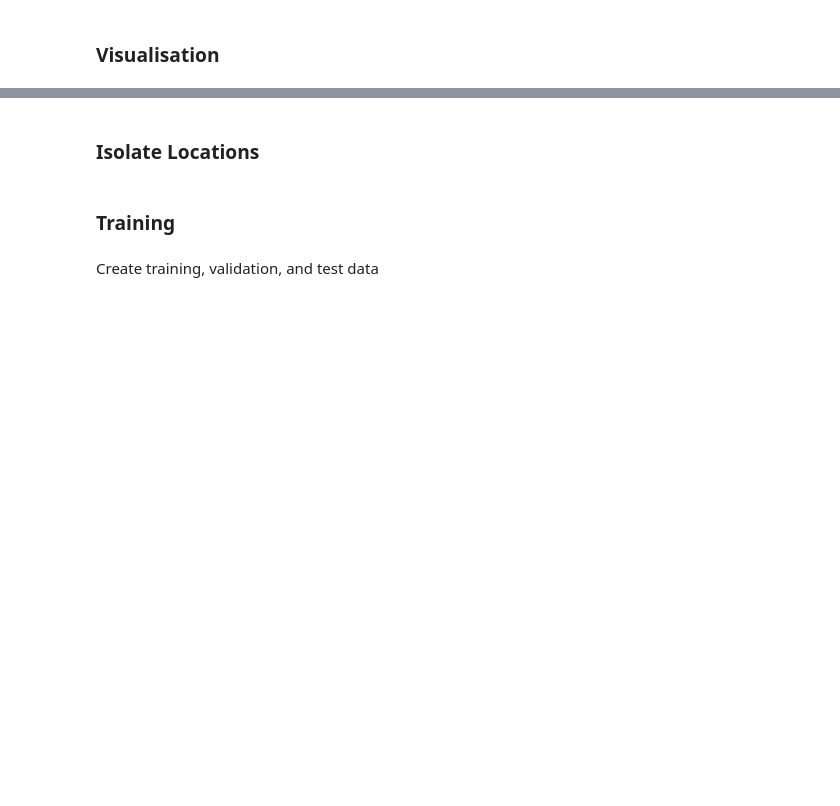
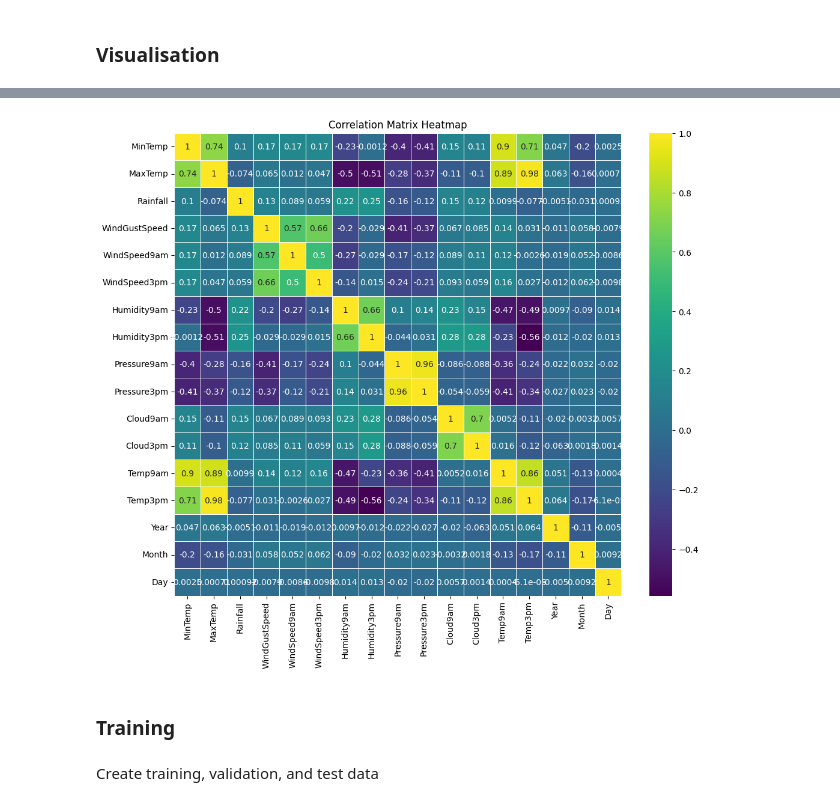
Before and after one commit to DylanGlenister/Innovation_Assign02, a Jupyter notebook: Dylan.ipynb, the cells around one changed output, grey strips where cells are left out. Cells and saved outputs as stored; diff of their text form; code cells hidden in the pictures; blank space fills up the shorter version.

```diff
--- a/Dylan.ipynb
+++ b/Dylan.ipynb
@@ -16,6 +37,5 @@ from sklearn.metrics import mean_squared_error, r2_score
 # %%
-file_path = './weatherAUS.csv'
-raw_data = pd.read_csv(file_path)
-
+raw_data = pd.read_csv('./weatherAUS.csv')
 # Remove columns that either has a large amount of missing data or are not suitable for machine learning
 raw_data.drop(columns=['Sunshine', 'Evaporation', 'WindGustDir', 'WindDir9am', 'WindDir3pm', 'RainToday', 'RainTomorrow'], inplace=True)
+raw_data
@@ -43,18 +164,18 @@ raw_data.describe()
 # %%
 # Fill missing data
-data_repaired = raw_data.copy()
-data_repaired.fillna({'MinTemp': data_repaired['MinTemp'].interpolate()}, inplace=True)
-data_repaired.fillna({'MaxTemp': data_repaired['MaxTemp'].interpolate()}, inplace=True)
-data_repaired.fillna({'Temp9am': data_repaired['Temp9am'].interpolate()}, inplace=True)
-data_repaired.fillna({'Temp3pm': data_repaired['Temp3pm'].interpolate()}, inplace=True)
-data_repaired.fillna({'Rainfall': data_repaired['Rainfall'].interpolate()}, inplace=True)
-data_repaired.fillna({'WindGustSpeed': data_repaired['WindGustSpeed'].interpolate()}, inplace=True)
-data_repaired.fillna({'WindSpeed9am': data_repaired['WindSpeed9am'].interpolate()}, inplace=True)
-data_repaired.fillna({'WindSpeed3pm': data_repaired['WindSpeed3pm'].interpolate()}, inplace=True)
-data_repaired.fillna({'Humidity9am': data_repaired['Humidity9am'].interpolate()}, inplace=True)
-data_repaired.fillna({'Humidity3pm': data_repaired['Humidity3pm'].interpolate()}, inplace=True)
-data_repaired.fillna({'Pressure9am': data_repaired['Pressure9am'].interpolate()}, inplace=True)
-data_repaired.fillna({'Pressure3pm': data_repaired['Pressure3pm'].interpolate()}, inplace=True)
-data_repaired.fillna({'Cloud9am': 0}, inplace=True)
-data_repaired.fillna({'Cloud3pm': 0}, inplace=True)
+data_filled = multi_indexed.copy()
+data_filled.fillna({'MinTemp': data_filled['MinTemp'].interpolate()}, inplace=True)
+data_filled.fillna({'MaxTemp': data_filled['MaxTemp'].interpolate()}, inplace=True)
+data_filled.fillna({'Temp9am': data_filled['Temp9am'].interpolate()}, inplace=True)
+data_filled.fillna({'Temp3pm': data_filled['Temp3pm'].interpolate()}, inplace=True)
+data_filled.fillna({'Rainfall': data_filled['Rainfall'].interpolate()}, inplace=True)
+data_filled.fillna({'WindGustSpeed': data_filled['WindGustSpeed'].interpolate()}, inplace=True)
+data_filled.fillna({'WindSpeed9am': data_filled['WindSpeed9am'].interpolate()}, inplace=True)
+data_filled.fillna({'WindSpeed3pm': data_filled['WindSpeed3pm'].interpolate()}, inplace=True)
+data_filled.fillna({'Humidity9am': data_filled['Humidity9am'].interpolate()}, inplace=True)
+data_filled.fillna({'Humidity3pm': data_filled['Humidity3pm'].interpolate()}, inplace=True)
+data_filled.fillna({'Pressure9am': data_filled['Pressure9am'].interpolate()}, inplace=True)
+data_filled.fillna({'Pressure3pm': data_filled['Pressure3pm'].interpolate()}, inplace=True)
+data_filled.fillna({'Cloud9am': 0}, inplace=True)
+data_filled.fillna({'Cloud3pm': 0}, inplace=True)
 # %%
@@ -113,8 +282,8 @@ plt.show()
 # %%
 plt.figure(figsize=(12, 10))
-corr_matrix = data_repaired.drop(columns=['Date', 'Location']).corr()
+corr_matrix = data_filled.corr()
 sb.heatmap(corr_matrix, annot=True, cmap='viridis', linewidths=0.5)
 plt.title('Correlation Matrix Heatmap')
 plt.show()
+# %% [output]
+[figure, added]
-# %% [markdown]
-### Isolate Locations
```
Also changed, not shown: parts of 13 cells of this notebook.
